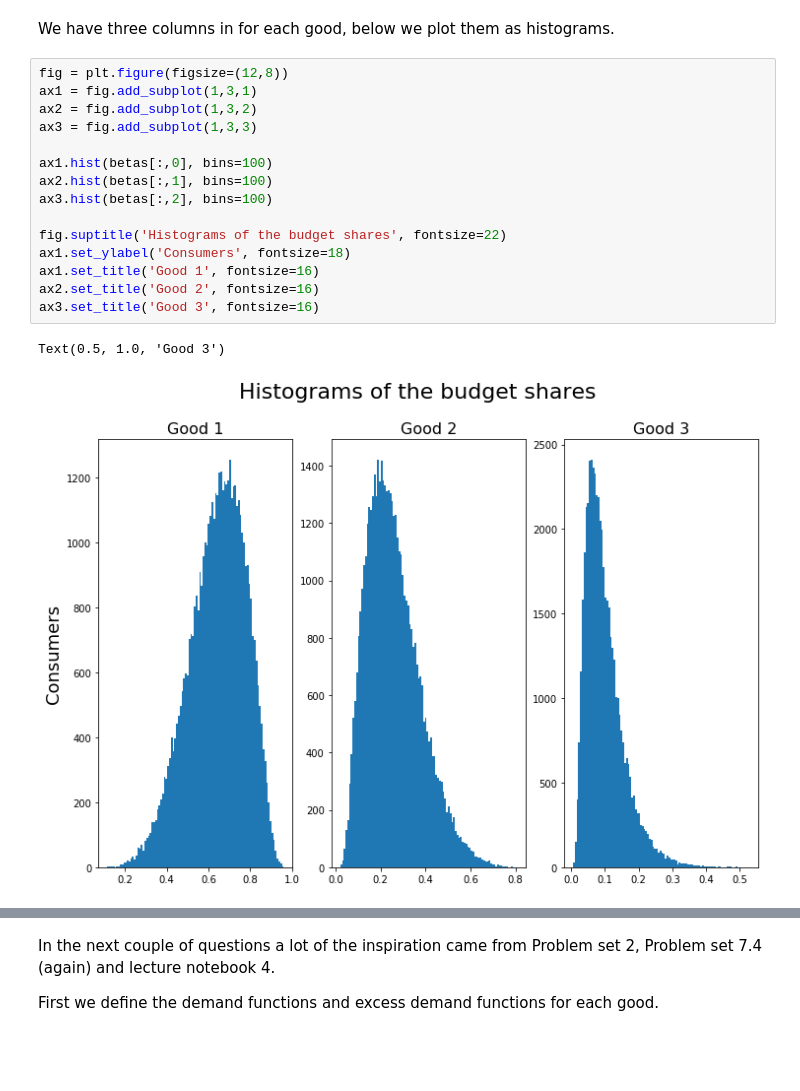
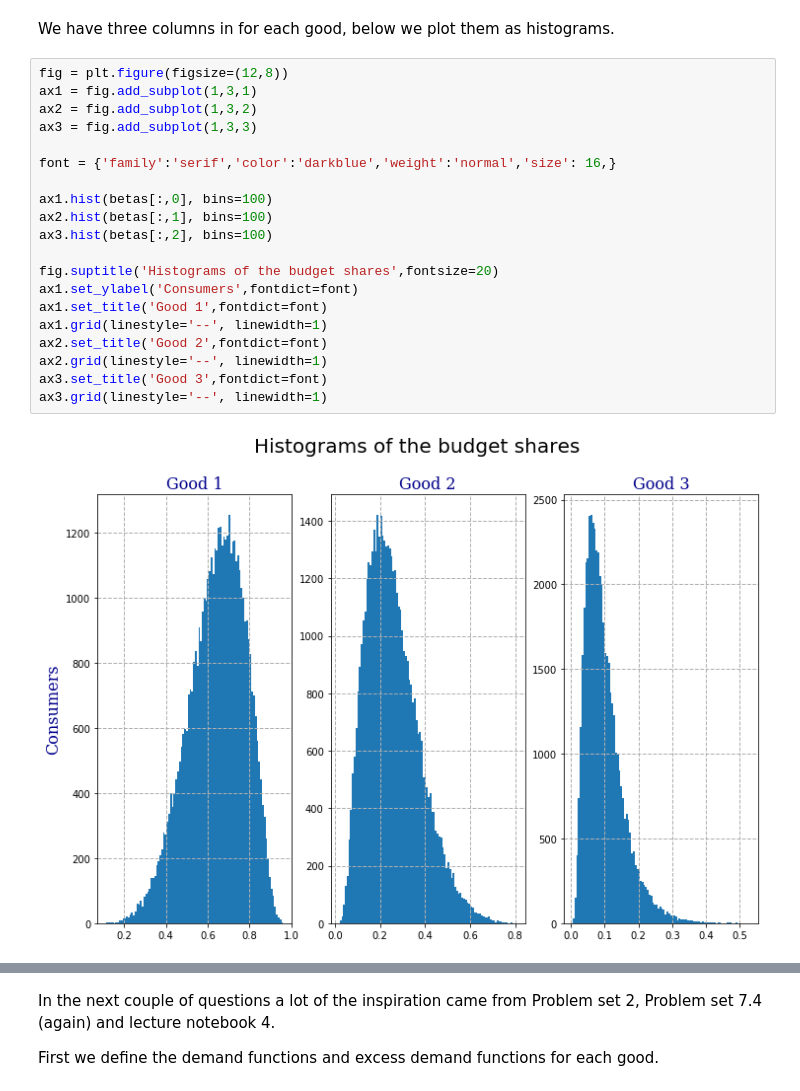
Before and after one commit to NumEconCopenhagen/projects-2019-nx31, a Jupyter notebook: examproject/examproject-T.ipynb, the cells around one changed output, grey strips where cells are left out. Cells and saved outputs as stored; diff of their text form; blank space fills up the shorter version.

```diff
--- a/examproject/examproject-T.ipynb
+++ b/examproject/examproject-T.ipynb
@@ -777,18 +1124,22 @@ We have three columns in for each good, below we plot them as histograms.
 # %%
 fig = plt.figure(figsize=(12,8))
 ax1 = fig.add_subplot(1,3,1)
 ax2 = fig.add_subplot(1,3,2)
 ax3 = fig.add_subplot(1,3,3)
 
+font = {'family':'serif','color':'darkblue','weight':'normal','size': 16,}
+
 ax1.hist(betas[:,0], bins=100)
 ax2.hist(betas[:,1], bins=100)
 ax3.hist(betas[:,2], bins=100)
 
-fig.suptitle('Histograms of the budget shares', fontsize=22)
-ax1.set_ylabel('Consumers', fontsize=18)
-ax1.set_title('Good 1', fontsize=16)
-ax2.set_title('Good 2', fontsize=16)
-ax3.set_title('Good 3', fontsize=16)
+fig.suptitle('Histograms of the budget shares',fontsize=20)
+ax1.set_ylabel('Consumers',fontdict=font)
+ax1.set_title('Good 1',fontdict=font)
+ax1.grid(linestyle='--', linewidth=1)
+ax2.set_title('Good 2',fontdict=font)
+ax2.grid(linestyle='--', linewidth=1)
+ax3.set_title('Good 3',fontdict=font)
+ax3.grid(linestyle='--', linewidth=1)
 # %% [output]
-Text(0.5, 1.0, 'Good 3')
-[figure, old version]
+[figure, new version]
```
Also changed, not shown: parts of 82 cells of this notebook, 1 other file.
